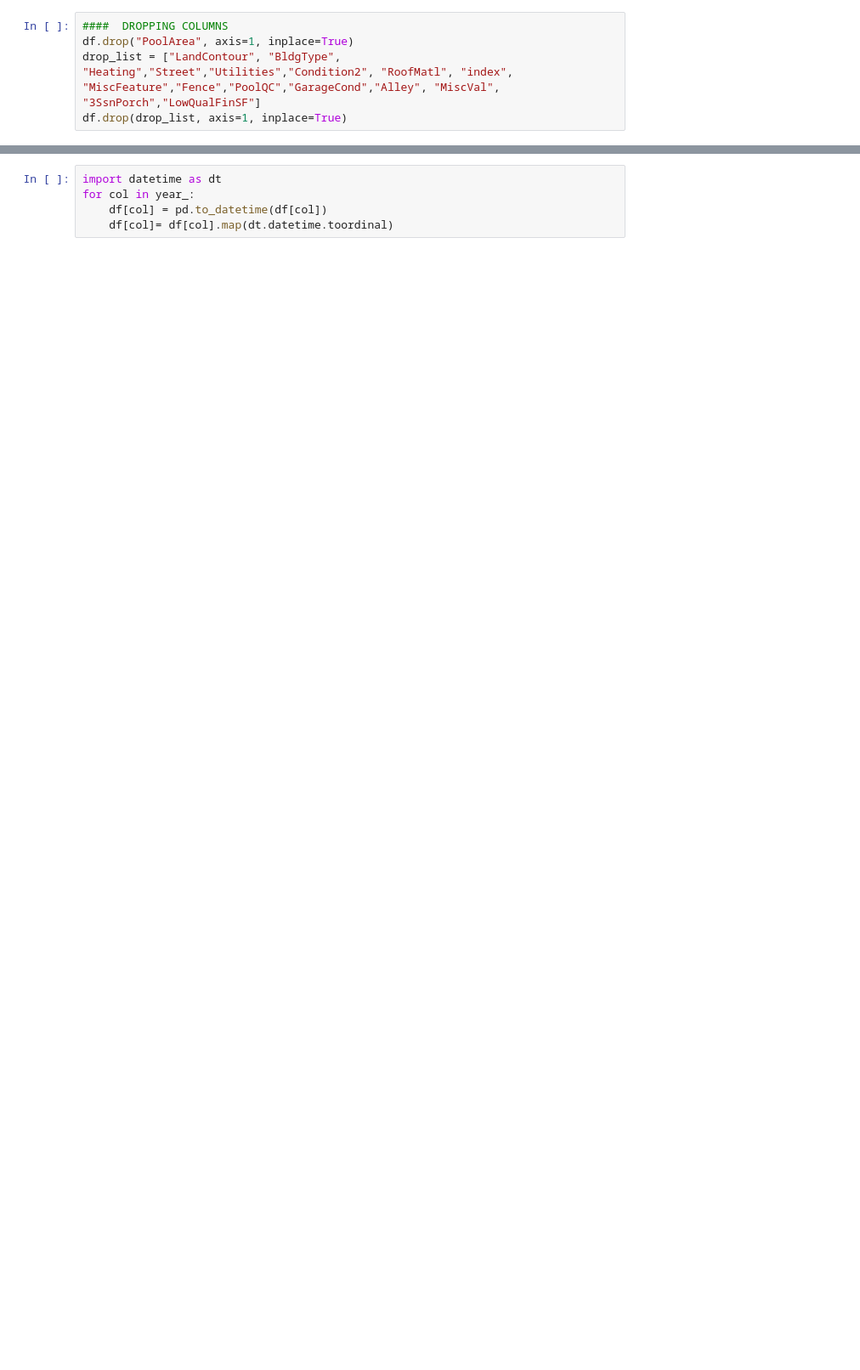
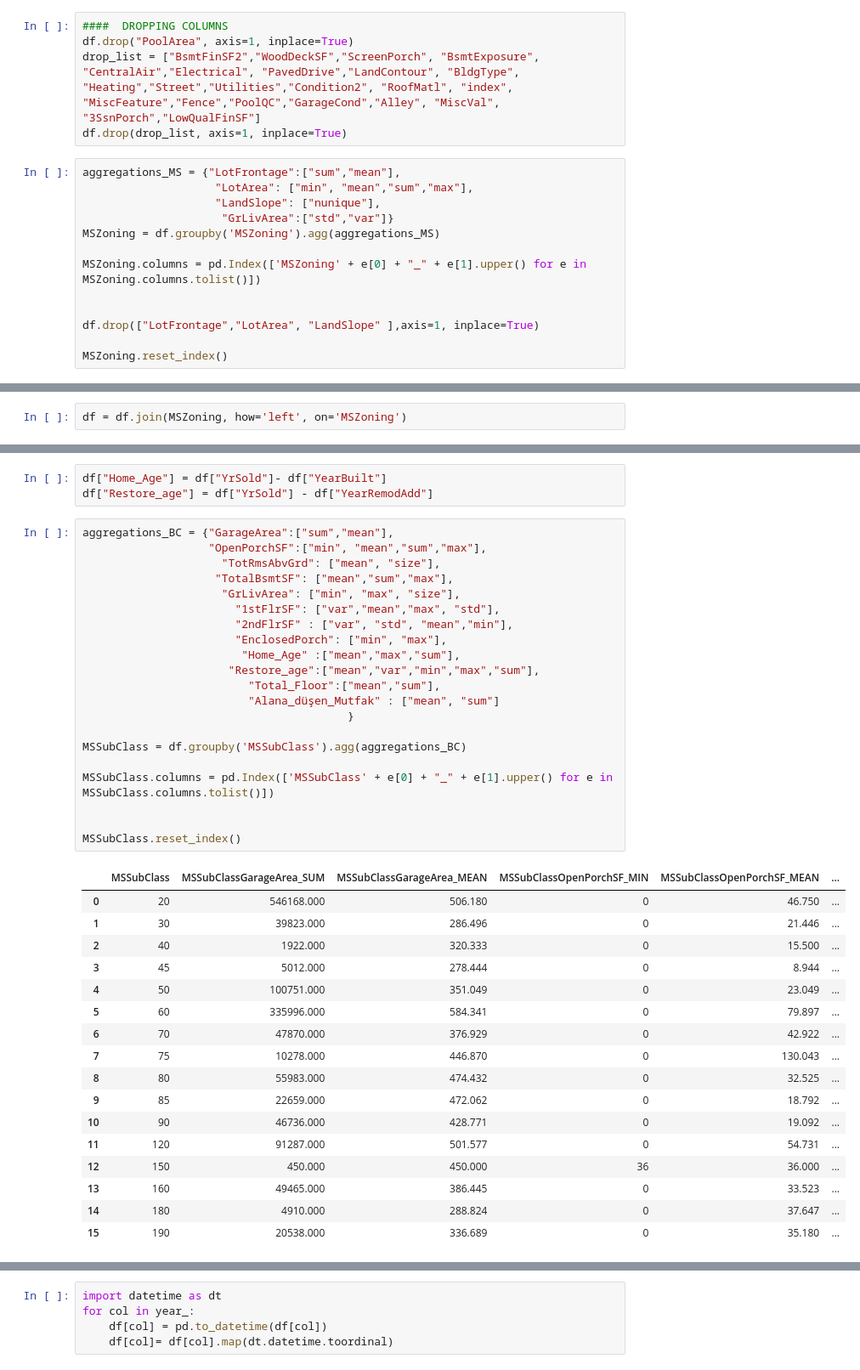
Before and after one commit to klncgty/House-Prices---Advanced-Regression-Techniques, a Jupyter notebook: h-p-p-2nd-prep.ipynb, the cells around one changed output, grey strips where cells are left out. Shown at 85% size. Cells and saved outputs as stored; diff of their text form; blank space fills up the shorter version.

```diff
--- a/h-p-p-2nd-prep.ipynb
+++ b/h-p-p-2nd-prep.ipynb
@@ -115,5 +83,18 @@ df["Exterior2nd"] = np.where(df.Exterior2nd.isin(["Other", "Stone","CBlock"]), "
 # %%
 ####  DROPPING COLUMNS
 df.drop("PoolArea", axis=1, inplace=True)
-drop_list = ["LandContour", "BldgType", "Heating","Street","Utilities","Condition2", "RoofMatl", "index", "MiscFeature","Fence","PoolQC","GarageCond","Alley", "MiscVal", "3SsnPorch","LowQualFinSF"]
+drop_list = ["BsmtFinSF2","WoodDeckSF","ScreenPorch", "BsmtExposure", "CentralAir","Electrical", "PavedDrive","LandContour", "BldgType", "Heating","Street","Utilities","Condition2", "RoofMatl", "index", "MiscFeature","Fence","PoolQC","GarageCond","Alley", "MiscVal", "3SsnPorch","LowQualFinSF"]
 df.drop(drop_list, axis=1, inplace=True)
+# %%
+aggregations_MS = {"LotFrontage":["sum","mean"],
+                    "LotArea": ["min", "mean","sum","max"],
+                    "LandSlope": ["nunique"],
+                     "GrLivArea":["std","var"]}
+MSZoning = df.groupby('MSZoning').agg(aggregations_MS)
+
+MSZoning.columns = pd.Index(['MSZoning' + e[0] + "_" + e[1].upper() for e in MSZoning.columns.tolist()])
+
+
+df.drop(["LotFrontage","LotArea", "LandSlope" ],axis=1, inplace=True)
+
+MSZoning.reset_index()
@@ -119,0 +107,2 @@ df.drop(drop_list, axis=1, inplace=True)
+# %%
+df = df.join(MSZoning, how='left', on='MSZoning')
@@ -119,0 +159,42 @@ df.drop(drop_list, axis=1, inplace=True)
+# %%
+df["Home_Age"] = df["YrSold"]- df["YearBuilt"]
+df["Restore_age"] = df["YrSold"] - df["YearRemodAdd"]
+# %%
+aggregations_BC = {"GarageArea":["sum","mean"],
+                   "OpenPorchSF":["min", "mean","sum","max"],
+                     "TotRmsAbvGrd": ["mean", "size"],
+                    "TotalBsmtSF": ["mean","sum","max"],
+                     "GrLivArea": ["min", "max", "size"],
+                       "1stFlrSF": ["var","mean","max", "std"],
+                       "2ndFlrSF" : ["var", "std", "mean","min"],
+                       "EnclosedPorch": ["min", "max"],
+                        "Home_Age" :["mean","max","sum"],
+                      "Restore_age":["mean","var","min","max","sum"],
+                         "Total_Floor":["mean","sum"],
+                         "Alana_düşen_Mutfak" : ["mean", "sum"]
+                                        }
+
+MSSubClass = df.groupby('MSSubClass').agg(aggregations_BC)
+
+MSSubClass.columns = pd.Index(['MSSubClass' + e[0] + "_" + e[1].upper() for e in MSSubClass.columns.tolist()])
+
+
+MSSubClass.reset_index()
+# %% [output]
+|  | MSSubClass | MSSubClassGarageArea_SUM | MSSubClassGarageArea_MEAN | MSSubClassOpenPorchSF_MIN | MSSubClassOpenPorchSF_MEAN | ... |
+| 0 | 20 | 546168.000 | 506.180 | 0 | 46.750 | ... |
+| 1 | 30 | 39823.000 | 286.496 | 0 | 21.446 | ... |
+| 2 | 40 | 1922.000 | 320.333 | 0 | 15.500 | ... |
+| 3 | 45 | 5012.000 | 278.444 | 0 | 8.944 | ... |
+| 4 | 50 | 100751.000 | 351.049 | 0 | 23.049 | ... |
+| 5 | 60 | 335996.000 | 584.341 | 0 | 79.897 | ... |
+| 6 | 70 | 47870.000 | 376.929 | 0 | 42.922 | ... |
+| 7 | 75 | 10278.000 | 446.870 | 0 | 130.043 | ... |
+| 8 | 80 | 55983.000 | 474.432 | 0 | 32.525 | ... |
+| 9 | 85 | 22659.000 | 472.062 | 0 | 18.792 | ... |
+| 10 | 90 | 46736.000 | 428.771 | 0 | 19.092 | ... |
+| 11 | 120 | 91287.000 | 501.577 | 0 | 54.731 | ... |
+| 12 | 150 | 450.000 | 450.000 | 36 | 36.000 | ... |
+| 13 | 160 | 49465.000 | 386.445 | 0 | 33.523 | ... |
+| 14 | 180 | 4910.000 | 288.824 | 0 | 37.647 | ... |
+| 15 | 190 | 20538.000 | 336.689 | 0 | 35.180 | ... |
```
Also changed, not shown: parts of 37 cells of this notebook.
